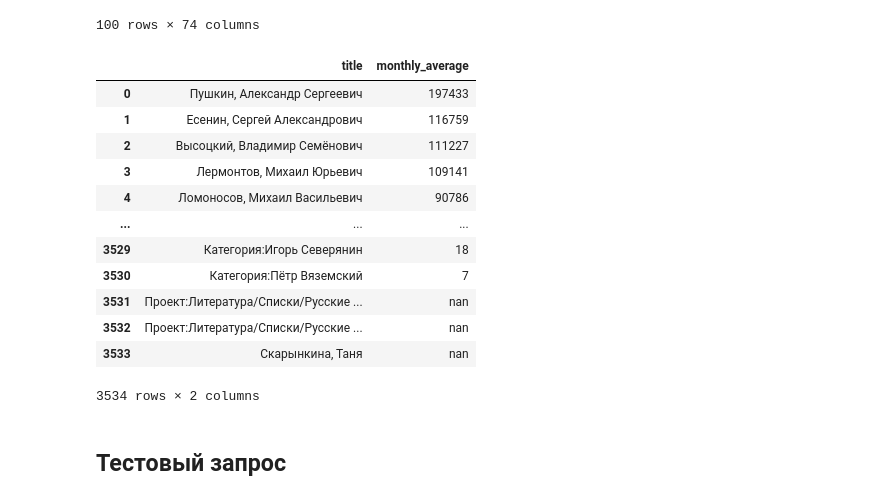
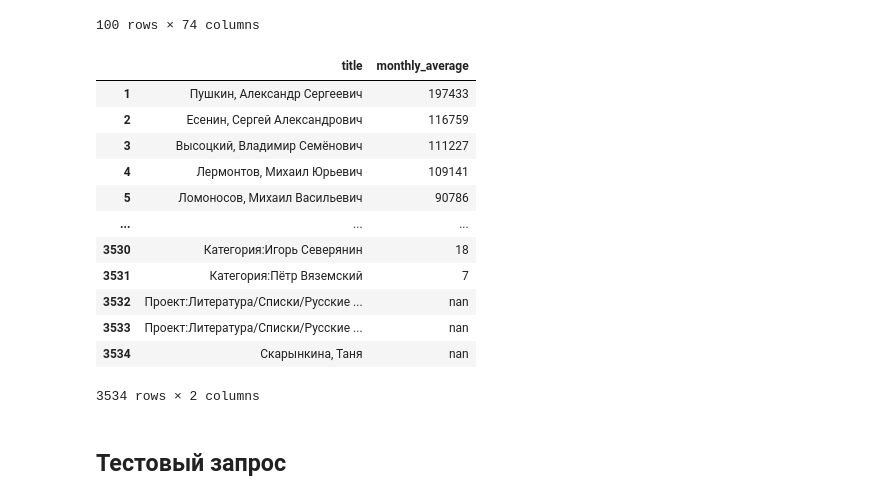
Before and after one commit to agbragin/russian-poetry-wikipedia-stats, a Jupyter notebook: 05-analysis.ipynb, the cells around one changed output. Cells and saved outputs as stored; diff of their text form; code cells hidden in the pictures.

```diff
--- a/05-analysis.ipynb
+++ b/05-analysis.ipynb
@@ -63,18 +63,20 @@ poet_stats.head(100)
 # %%
 rating_by_average = poet_stats.loc[:, ['title', 'monthly_average']]
 rating_by_average['monthly_average'] = rating_by_average['monthly_average'].map('{:.0f}'.format)
+rating_by_average.index = rating_by_average.index + 1
+
 rating_by_average
 # %% [output]
 |  | title | monthly_average |
-| 0 | Пушкин, Александр Сергеевич | 197433 |
-| 1 | Есенин, Сергей Александрович | 116759 |
-| 2 | Высоцкий, Владимир Семёнович | 111227 |
-| 3 | Лермонтов, Михаил Юрьевич | 109141 |
-| 4 | Ломоносов, Михаил Васильевич | 90786 |
+| 1 | Пушкин, Александр Сергеевич | 197433 |
+| 2 | Есенин, Сергей Александрович | 116759 |
+| 3 | Высоцкий, Владимир Семёнович | 111227 |
+| 4 | Лермонтов, Михаил Юрьевич | 109141 |
+| 5 | Ломоносов, Михаил Васильевич | 90786 |
 | ... | ... | ... |
-| 3529 | Категория:Игорь Северянин | 18 |
-| 3530 | Категория:Пётр Вяземский | 7 |
-| 3531 | Проект:Литература/Списки/Русские ... | nan |
+| 3530 | Категория:Игорь Северянин | 18 |
+| 3531 | Категория:Пётр Вяземский | 7 |
 | 3532 | Проект:Литература/Списки/Русские ... | nan |
-| 3533 | Скарынкина, Таня | nan |
+| 3533 | Проект:Литература/Списки/Русские ... | nan |
+| 3534 | Скарынкина, Таня | nan |
 3534 rows × 2 columns
```
Also changed, not shown: parts of 1 cell of this notebook, 1 other file.
